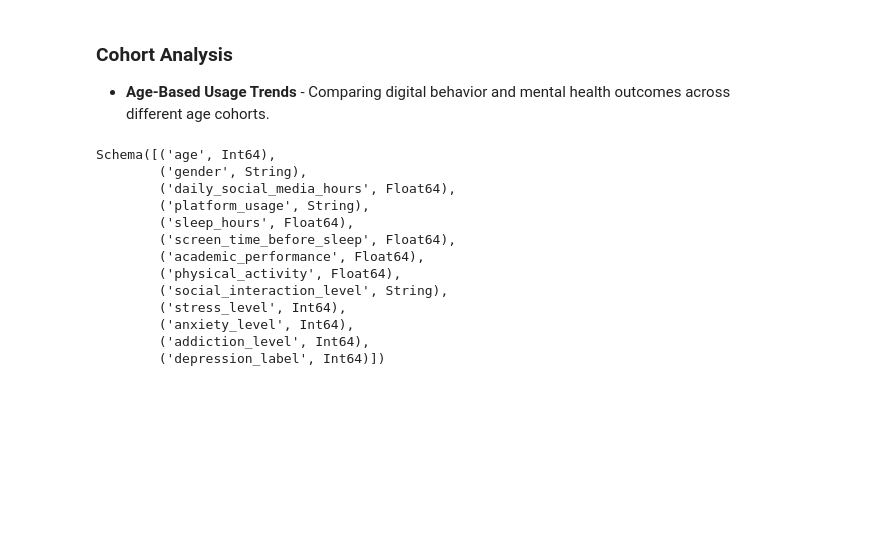
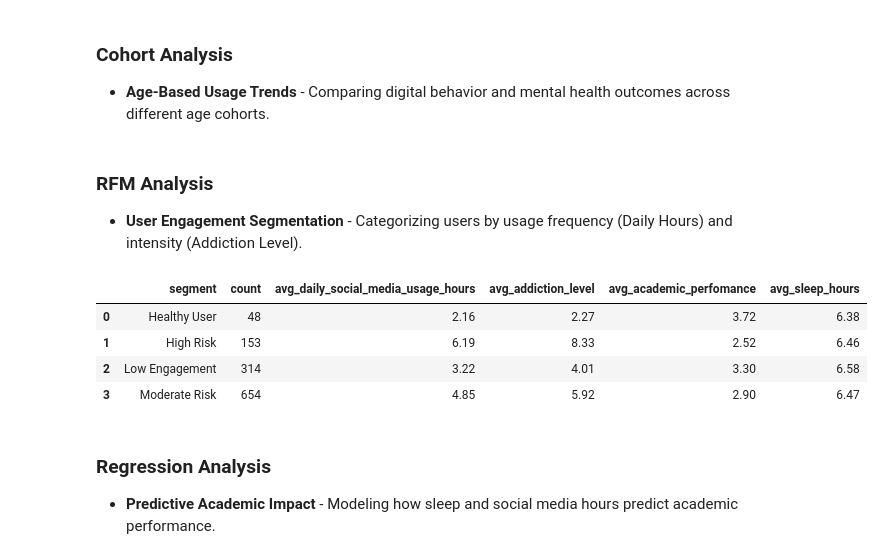
Before and after one commit to MarcelNazare/Social-Media-Impact-on-Teen-Mental-Health, a Jupyter notebook: notebooks/statistical_analysis.ipynb, the cells around one changed output. Cells and saved outputs as stored; diff of their text form; code cells hidden in the pictures; blank space fills up the shorter version.

```diff
--- a/notebooks/statistical_analysis.ipynb
+++ b/notebooks/statistical_analysis.ipynb
@@ -182,19 +180,3 @@ fig.write_html("../visualizations/correlation_matrix_stress_anxiety_addiction.ht
 # %% [markdown]
 ### Cohort Analysis
 - **Age-Based Usage Trends** - Comparing digital behavior and mental health outcomes across different age cohorts.
-# %%
-df.schema
-# %% [output]
-Schema([('age', Int64),
-        ('gender', String),
-        ('daily_social_media_hours', Float64),
-        ('platform_usage', String),
-        ('sleep_hours', Float64),
-        ('screen_time_before_sleep', Float64),
-        ('academic_performance', Float64),
-        ('physical_activity', Float64),
-        ('social_interaction_level', String),
-        ('stress_level', Int64),
-        ('anxiety_level', Int64),
-        ('addiction_level', Int64),
-        ('depression_label', Int64)])
@@ -200,0 +275,50 @@ Schema([('age', Int64),
+# %% [markdown]
+### RFM Analysis
+- **User Engagement Segmentation** - Categorizing users by usage frequency (Daily Hours) and intensity (Addiction Level).
+# %%
+import pandas as pd
+df = df.to_pandas()
+
+# Score Addiction Level (higher = worse, so rank descending)
+df['A_score'] = pd.qcut(df['addiction_level'], q=5, labels=[1, 2, 3, 4, 5])
+
+# Score Daily Hours (higher = more engaged)
+df['F_score'] = pd.qcut(df['daily_social_media_hours'], q=5, labels=[1, 2, 3, 4, 5])
+
+# Score Academic Performance (higher = more impacted negatively)
+df['M_score'] = pd.qcut(df['academic_performance'], q=5, labels=[5, 4, 3, 2, 1])  # reversed
+# %%
+df['A_score'] = df['A_score'].astype(int)
+df['F_score'] = df['F_score'].astype(int)
+df['M_score'] = df['M_score'].astype(int)
+
+df['AFM_score'] = df['A_score'].astype(str) + df['F_score'].astype(str) + df['M_score'].astype(str)
+df['AFM_total'] = df['A_score'] + df['F_score'] + df['M_score']
+# %%
+def segment_user(score):
+    if score >= 12:
+        return 'High Risk'
+    elif score >= 8:
+        return 'Moderate Risk'
+    elif score >= 5:
+        return 'Low Engagement'
+    else:
+        return 'Healthy User'
+
+df['segment'] = df['AFM_total'].apply(segment_user)
+# %%
+segment_summary = df.groupby('segment').agg(
+    count=('segment', 'count'),
+    avg_daily_social_media_usage_hours=('daily_social_media_hours', 'mean'),
+    avg_addiction_level=('addiction_level', 'mean'),
+    avg_academic_perfomance=('academic_performance', 'mean'),
+    avg_sleep_hours=('sleep_hours', 'mean')
+).round(2).reset_index()
+
+segment_summary
+# %% [output]
+|  | segment | count | avg_daily_social_media_usage_hours | avg_addiction_level | avg_academic_perfomance | avg_sleep_hours |
+| 0 | Healthy User | 48 | 2.16 | 2.27 | 3.72 | 6.38 |
+| 1 | High Risk | 153 | 6.19 | 8.33 | 2.52 | 6.46 |
+| 2 | Low Engagement | 314 | 3.22 | 4.01 | 3.30 | 6.58 |
+| 3 | Moderate Risk | 654 | 4.85 | 5.92 | 2.90 | 6.47 |
@@ -200,0 +393,3 @@ Schema([('age', Int64),
+# %% [markdown]
+### Regression Analysis
+- **Predictive Academic Impact** - Modeling how sleep and social media hours predict academic performance.
```
Also changed, not shown: parts of 28 cells of this notebook, 20 other files.
